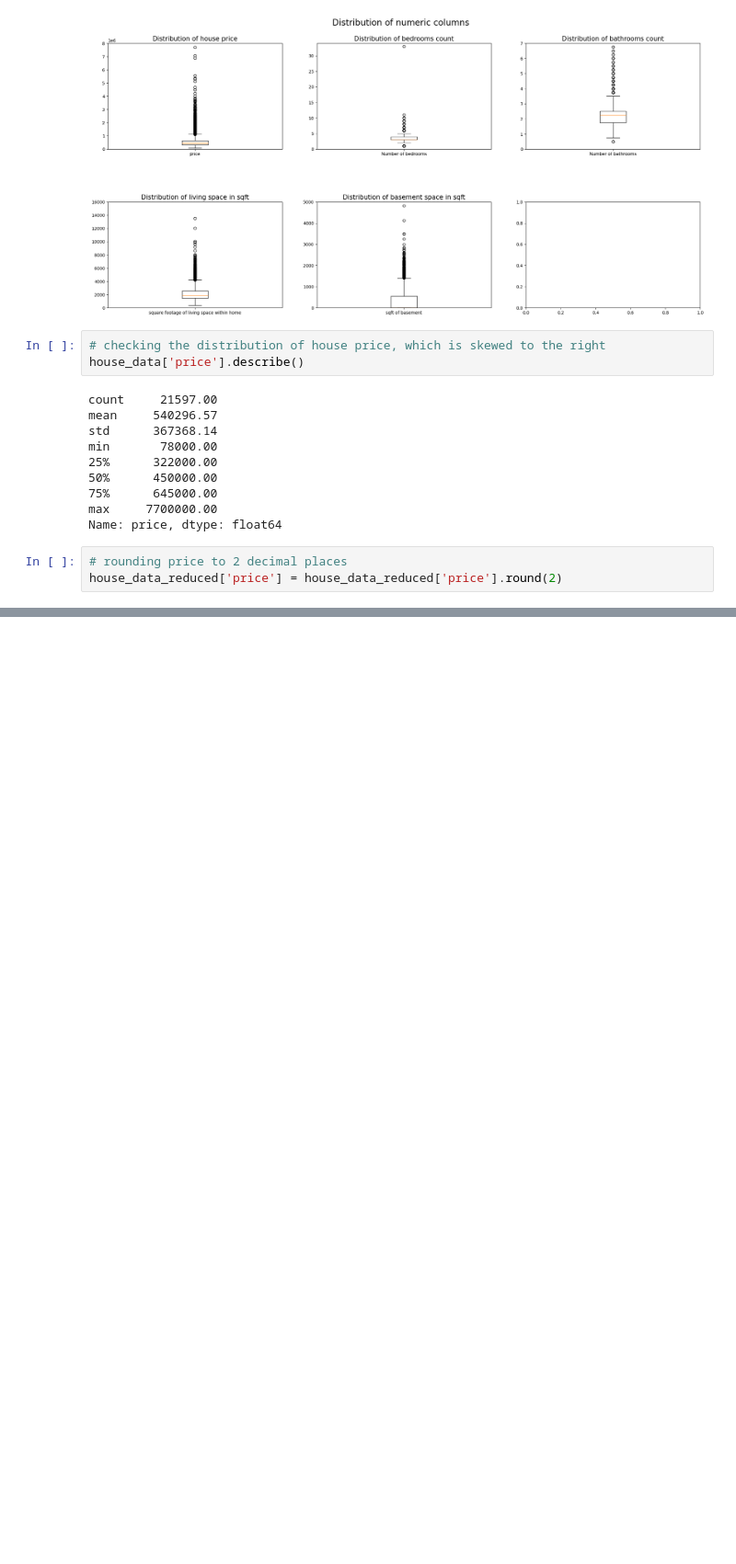
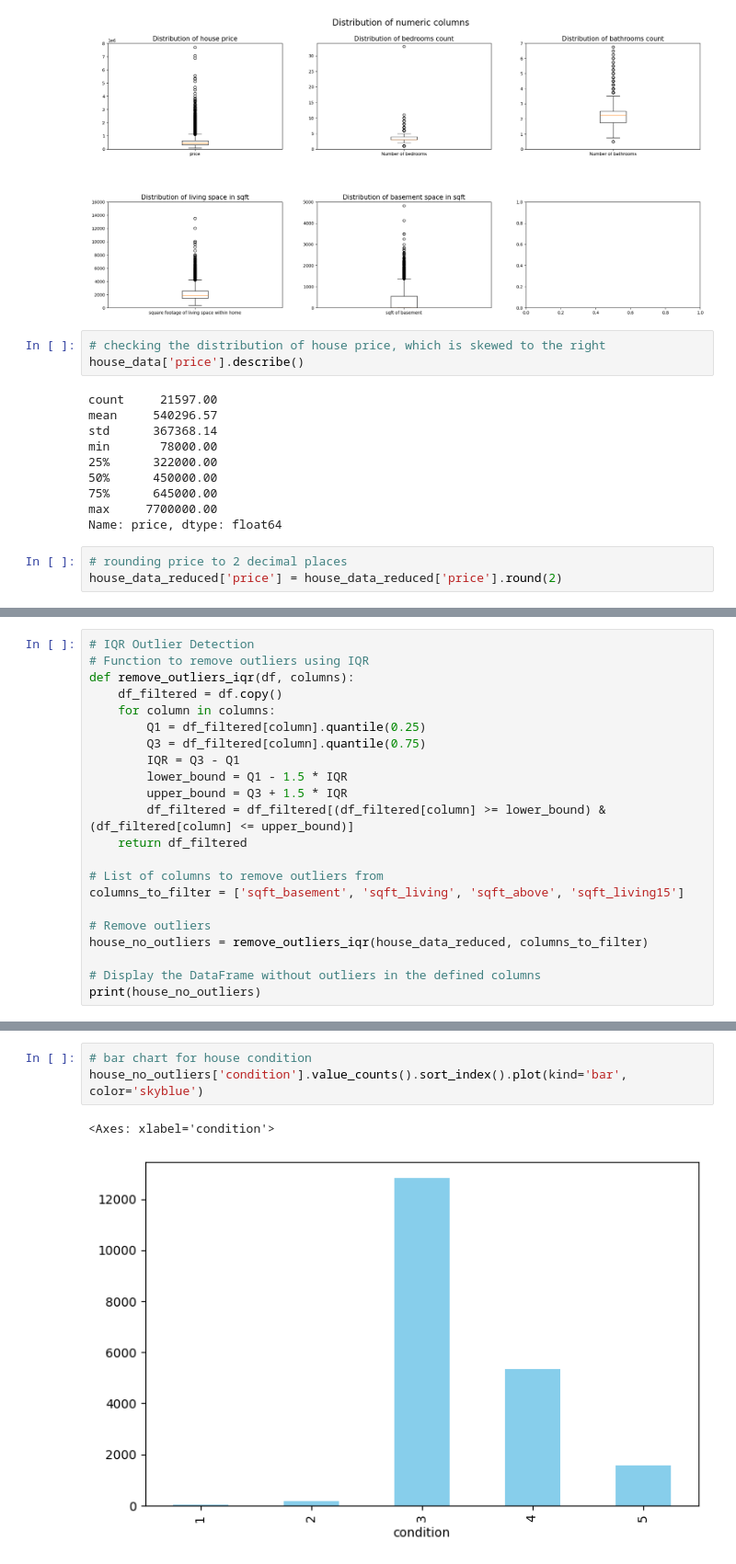
Before and after one commit to susanneferschl/DS_EDA_project, a Jupyter notebook: EDA_c.ipynb, the cells around one changed output, grey strips where cells are left out. Shown at 92% size. Saved outputs shown, nothing was run; the diff lists cells and outputs as text; blank space fills up the shorter version.

```diff
--- a/EDA_c.ipynb
+++ b/EDA_c.ipynb
@@ -291,0 +308,22 @@ Skewness after log transformation: 0.4352928240201408
+# %%
+# IQR Outlier Detection
+# Function to remove outliers using IQR
+def remove_outliers_iqr(df, columns):
+    df_filtered = df.copy()
+    for column in columns:
+        Q1 = df_filtered[column].quantile(0.25)
+        Q3 = df_filtered[column].quantile(0.75)
+        IQR = Q3 - Q1
+        lower_bound = Q1 - 1.5 * IQR
+        upper_bound = Q3 + 1.5 * IQR
+        df_filtered = df_filtered[(df_filtered[column] >= lower_bound) & (df_filtered[column] <= upper_bound)]
+    return df_filtered
+
+# List of columns to remove outliers from
+columns_to_filter = ['sqft_basement', 'sqft_living', 'sqft_above', 'sqft_living15']
+
+# Remove outliers
+house_no_outliers = remove_outliers_iqr(house_data_reduced, columns_to_filter)
+
+# Display the DataFrame without outliers in the defined columns
+print(house_no_outliers)
@@ -291,0 +384,6 @@ Skewness after log transformation: 0.4352928240201408
+# %%
+# bar chart for house condition
+house_no_outliers['condition'].value_counts().sort_index().plot(kind='bar', color='skyblue')
+# %% [output]
+<Axes: xlabel='condition'>
+[figure, added]
```
Also changed, not shown: parts of 58 cells of this notebook.
